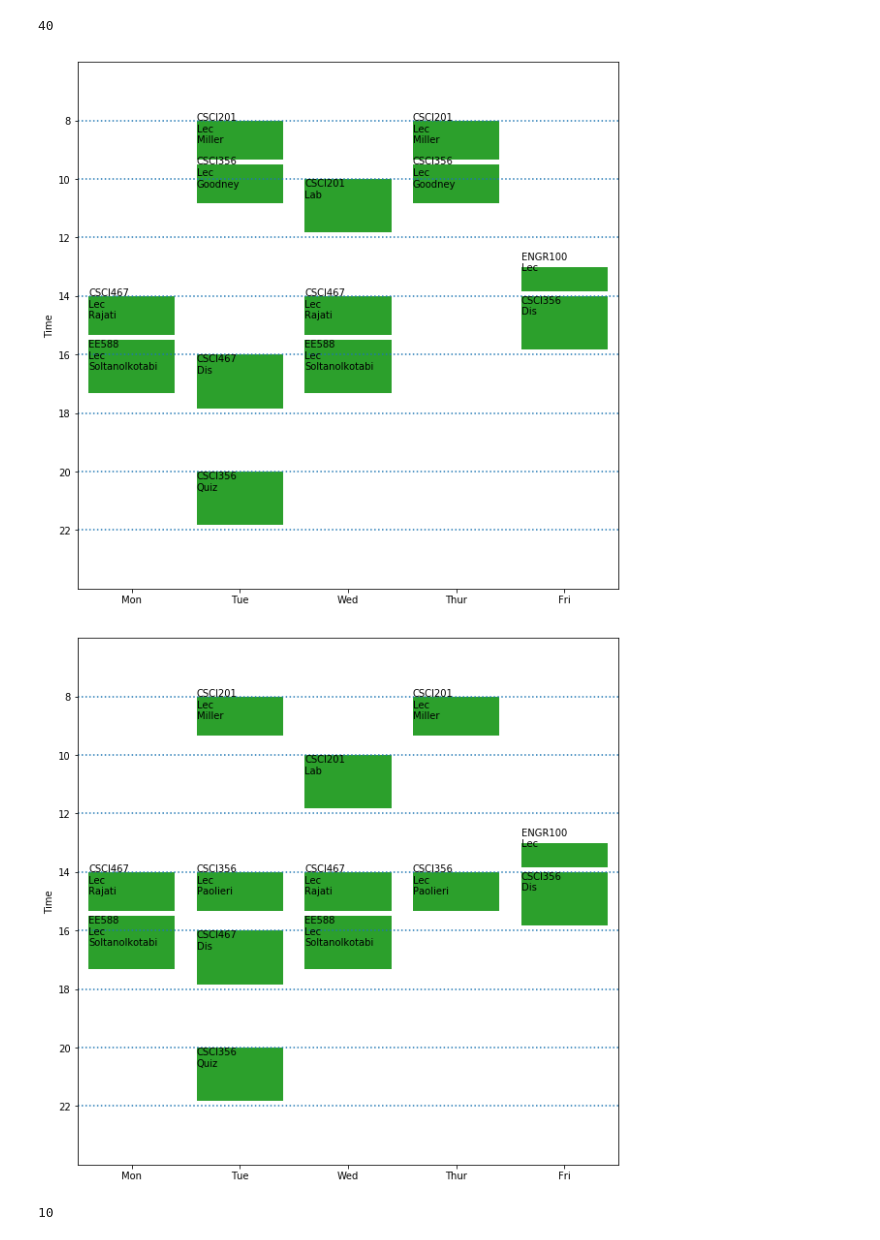
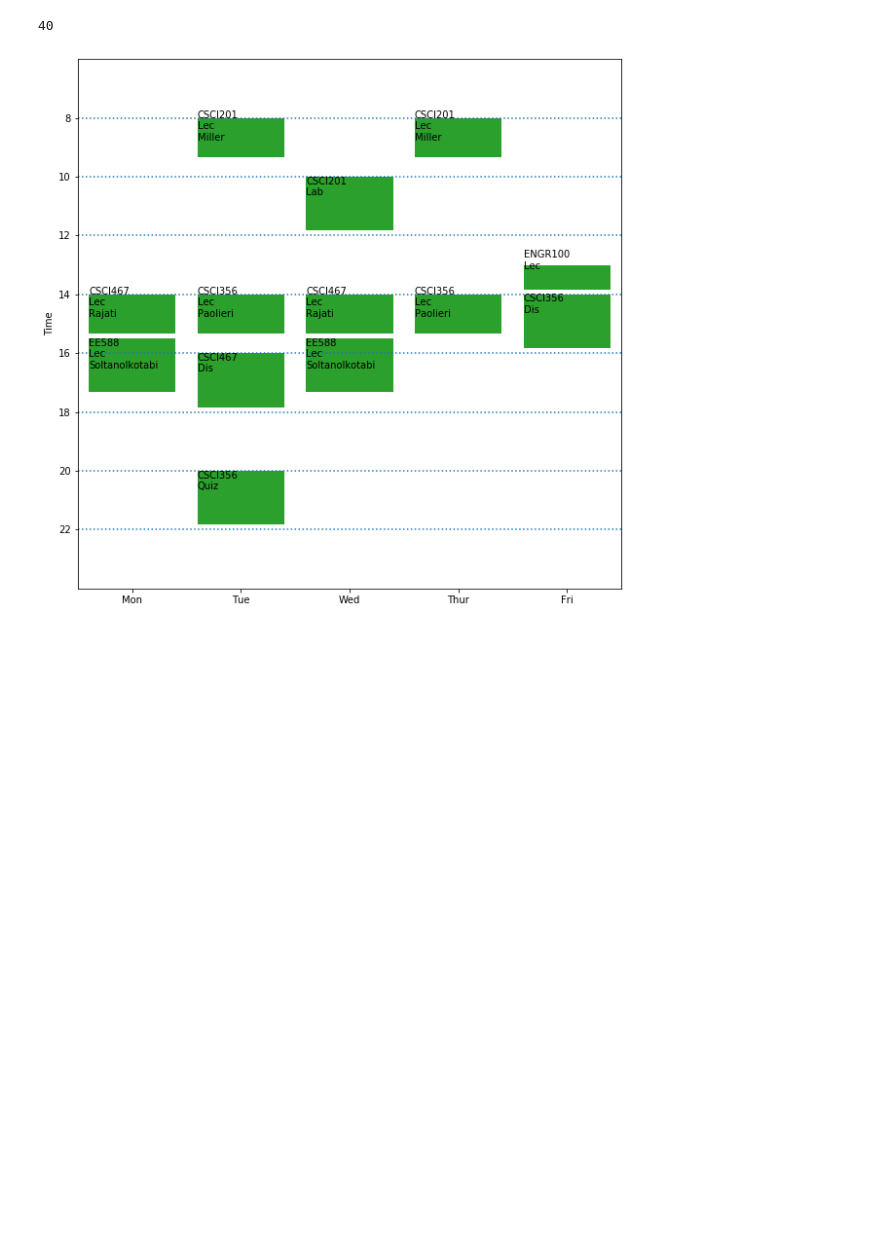
Before and after one commit to zzxvictor/SCheduler, a Jupyter notebook: serverCode/JupyterNotebook/scheduleMaker.ipynb, the cells around one changed output. Drawn from its saved outputs; the diff is of its cells as text; code cells hidden in the pictures; blank space fills up the shorter version.

```diff
--- a/serverCode/JupyterNotebook/scheduleMaker.ipynb
+++ b/serverCode/JupyterNotebook/scheduleMaker.ipynb
@@ -315,5 +369,3 @@ class greedySearch:
 # %%
 model = greedySearch()
+sortedL = model.get_top_schedules(mock)
-# %%
-
-sortedL = model.get_top_k(mock)
@@ -519,3 +371,0 @@ model = greedySearch()
-# %%
-
-sortedL = model.get_top_k(mock)
@@ -588,13 +420,6 @@ class printSchedule:
         self.fig.show()
 # %%
 painter = printSchedule()
-painter.show_schedule(sortedL[2])
-painter = printSchedule()
-painter.show_schedule(sortedL[0])
+painter.show_schedule(sortedL[-2])
 # %% [output]
-[figure, old version]
+[figure, new version]
-[figure, removed]
-# %%
-len(sortedL)
-# %% [output]
-10
```
Also changed, not shown: parts of 8 cells of this notebook, 1 other file.
